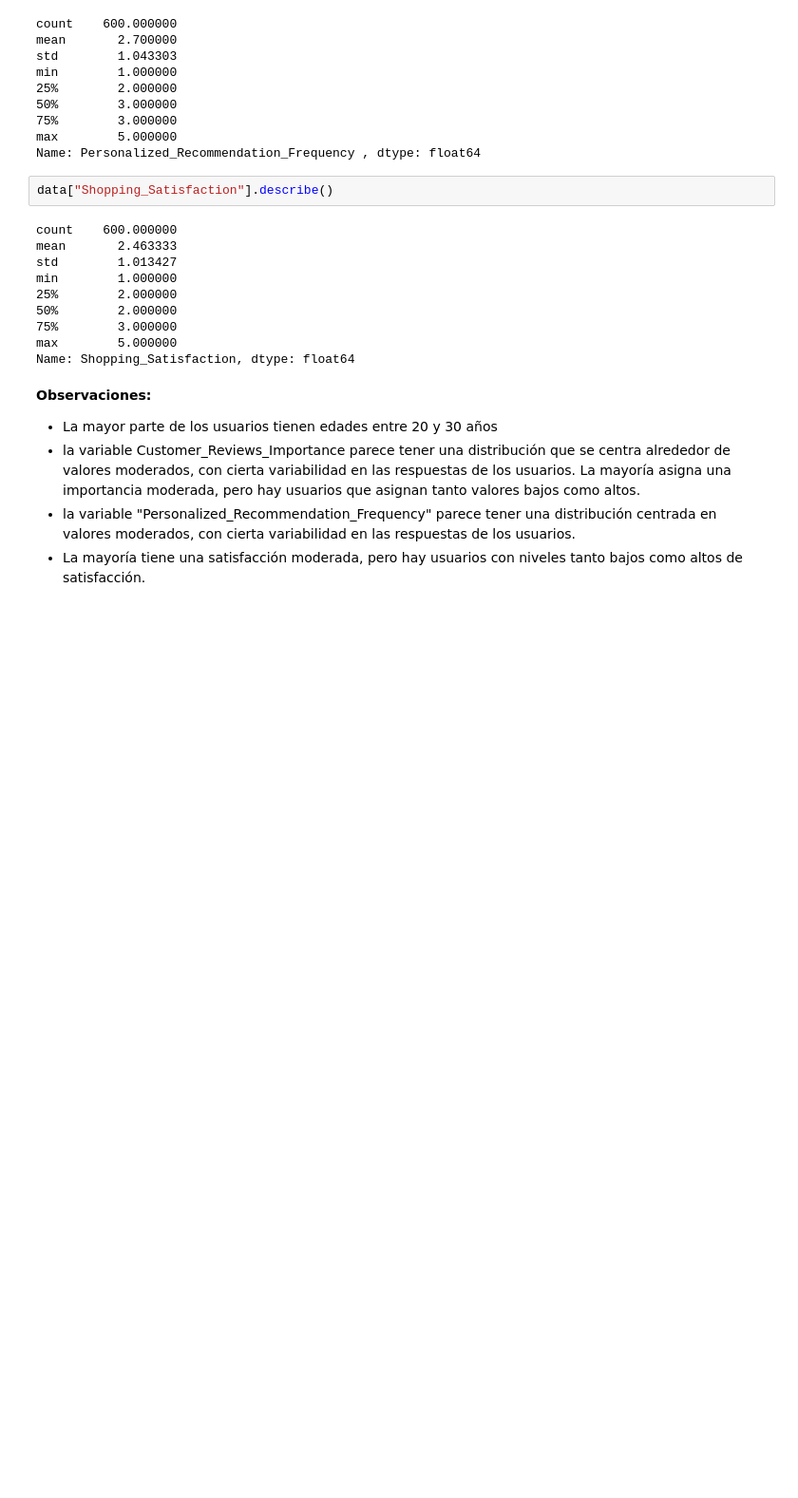
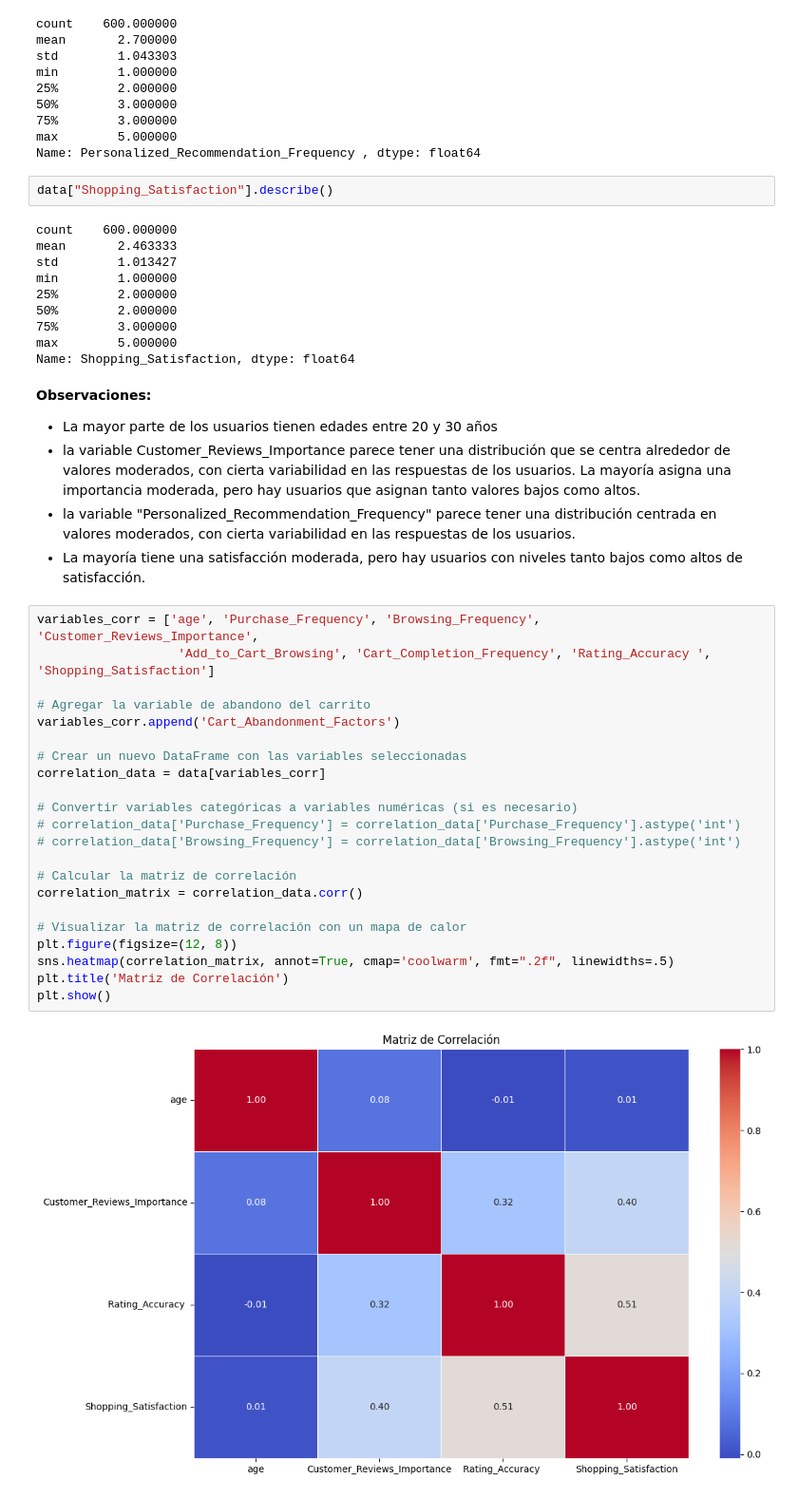
Before and after one commit to No-Country/C16-107-n-data-bi, a Jupyter notebook: notebooks/dropshopping_information.ipynb, the cells around one changed output. Shown at 95% size. Drawn from its saved outputs; the diff is of its cells as text; blank space fills up the shorter version.

Commit message:
realice el EDA y realice la matriz de correlacion se comenaron a seleccionar las variables para el modelo

```diff
--- a/notebooks/EDA_dropshopping_information.ipynb
+++ b/notebooks/dropshopping_information.ipynb
@@ -517,3 +551,27 @@ Name: Shopping_Satisfaction, dtype: float64
 - la variable Customer_Reviews_Importance parece tener una distribución que se centra alrededor de valores moderados, con cierta variabilidad en las respuestas de los usuarios. La mayoría asigna una importancia moderada, pero hay usuarios que asignan tanto valores bajos como altos.
 - la variable "Personalized_Recommendation_Frequency" parece tener una distribución centrada en valores moderados, con cierta variabilidad en las respuestas de los usuarios.
 -  La mayoría tiene una satisfacción moderada, pero hay usuarios con niveles tanto bajos como altos de satisfacción.
+# %%
+variables_corr = ['age', 'Purchase_Frequency', 'Browsing_Frequency', 'Customer_Reviews_Importance',
+                   'Add_to_Cart_Browsing', 'Cart_Completion_Frequency', 'Rating_Accuracy ', 'Shopping_Satisfaction']
+
+# Agregar la variable de abandono del carrito
+variables_corr.append('Cart_Abandonment_Factors')
+
+# Crear un nuevo DataFrame con las variables seleccionadas
+correlation_data = data[variables_corr]
+
+# Convertir variables categóricas a variables numéricas (si es necesario)
+# correlation_data['Purchase_Frequency'] = correlation_data['Purchase_Frequency'].astype('int')
+# correlation_data['Browsing_Frequency'] = correlation_data['Browsing_Frequency'].astype('int')
+
+# Calcular la matriz de correlación
+correlation_matrix = correlation_data.corr()
+
+# Visualizar la matriz de correlación con un mapa de calor
+plt.figure(figsize=(12, 8))
+sns.heatmap(correlation_matrix, annot=True, cmap='coolwarm', fmt=".2f", linewidths=.5)
+plt.title('Matriz de Correlación')
+plt.show()
+# %% [output]
+[figure, added]
```
Also changed, not shown: parts of 10 cells of this notebook.
